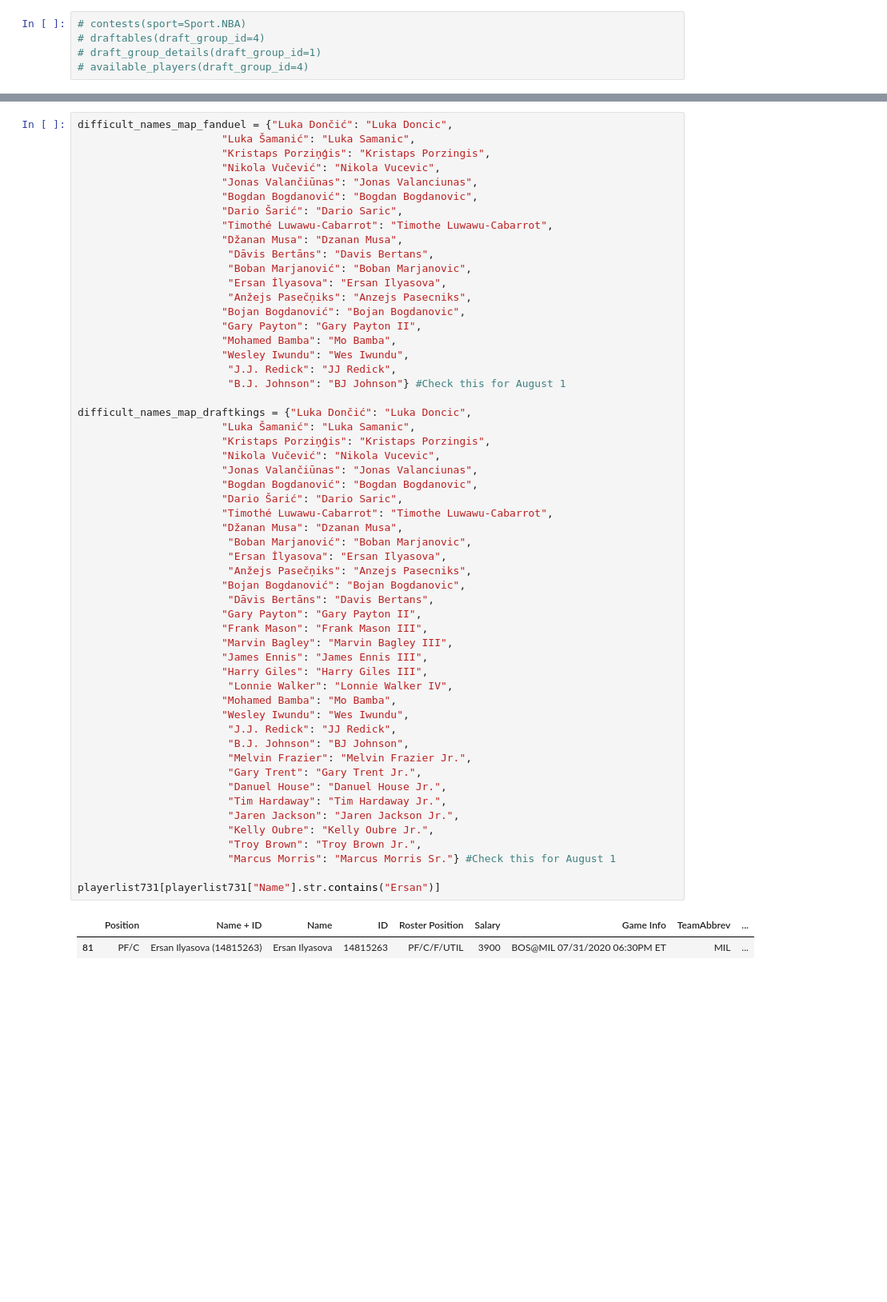
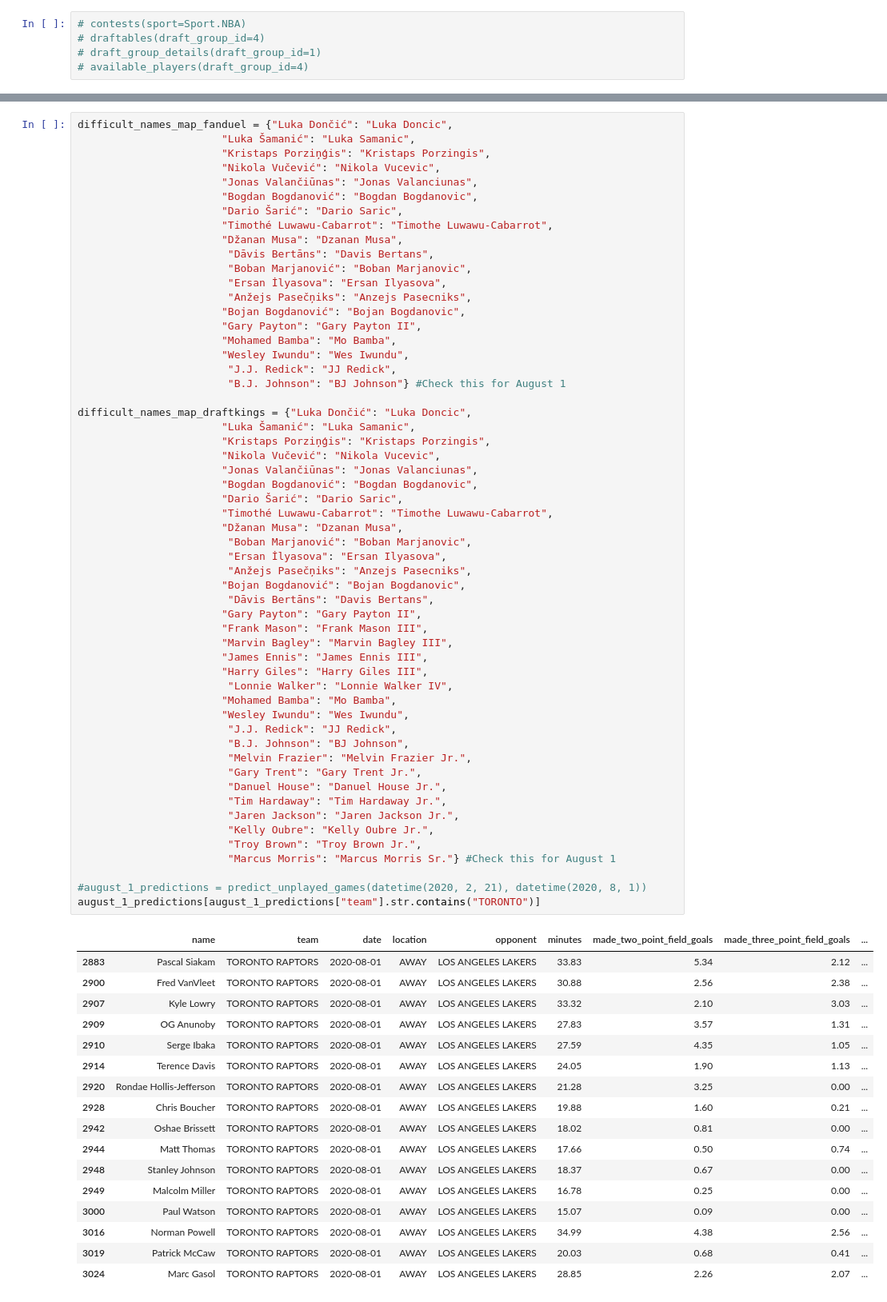
Before and after one commit to Shaviv-Hoffman-Lowitz/Sports-Analytics-Group-at-Berkeley-Machine-Learning-Project, a Jupyter notebook: final_model.ipynb, the cells around one changed output, grey strips where cells are left out. Shown: that part at 80% size. Drawn from its saved outputs; the diff is of its cells as text; blank space fills up the shorter version.

```diff
--- a/final_model.ipynb
+++ b/final_model.ipynb
@@ -878,33 +865,49 @@ difficult_names_map_draftkings = {"Luka Dončić": "Luka Doncic",
                        "Jonas Valančiūnas": "Jonas Valanciunas",
                        "Bogdan Bogdanović": "Bogdan Bogdanovic",
                        "Dario Šarić": "Dario Saric",
                        "Timothé Luwawu-Cabarrot": "Timothe Luwawu-Cabarrot",
                        "Džanan Musa": "Dzanan Musa",
                         "Boban Marjanović": "Boban Marjanovic",
                         "Ersan İlyasova": "Ersan Ilyasova",
                         "Anžejs Pasečņiks": "Anzejs Pasecniks",
                        "Bojan Bogdanović": "Bojan Bogdanovic",
                         "Dāvis Bertāns": "Davis Bertans",
                        "Gary Payton": "Gary Payton II",
                        "Frank Mason": "Frank Mason III",
                        "Marvin Bagley": "Marvin Bagley III",
                        "James Ennis": "James Ennis III",
                        "Harry Giles": "Harry Giles III",
                         "Lonnie Walker": "Lonnie Walker IV",
                        "Mohamed Bamba": "Mo Bamba",
                        "Wesley Iwundu": "Wes Iwundu",
                         "J.J. Redick": "JJ Redick",
                         "B.J. Johnson": "BJ Johnson",
                         "Melvin Frazier": "Melvin Frazier Jr.",
                         "Gary Trent": "Gary Trent Jr.",
                         "Danuel House": "Danuel House Jr.",
                         "Tim Hardaway": "Tim Hardaway Jr.",
                         "Jaren Jackson": "Jaren Jackson Jr.",
                         "Kelly Oubre": "Kelly Oubre Jr.",
                         "Troy Brown": "Troy Brown Jr.",
                         "Marcus Morris": "Marcus Morris Sr."} #Check this for August 1
 
-playerlist731[playerlist731["Name"].str.contains("Ersan")]
+#august_1_predictions = predict_unplayed_games(datetime(2020, 2, 21), datetime(2020, 8, 1))
+august_1_predictions[august_1_predictions["team"].str.contains("TORONTO")]
 # %% [output]
-|  | Position | Name + ID | Name | ID | Roster Position | Salary | Game Info | TeamAbbrev | ... |
-| 81 | PF/C | Ersan Ilyasova (14815263) | Ersan Ilyasova | 14815263 | PF/C/F/UTIL | 3900 | BOS@MIL 07/31/2020 06:30PM ET | MIL | ... |
+|  | name | team | date | location | opponent | minutes | made_two_point_field_goals | made_three_point_field_goals | ... |
+| 2883 | Pascal Siakam | TORONTO RAPTORS | 2020-08-01 | AWAY | LOS ANGELES LAKERS | 33.83 | 5.34 | 2.12 | ... |
+| 2900 | Fred VanVleet | TORONTO RAPTORS | 2020-08-01 | AWAY | LOS ANGELES LAKERS | 30.88 | 2.56 | 2.38 | ... |
+| 2907 | Kyle Lowry | TORONTO RAPTORS | 2020-08-01 | AWAY | LOS ANGELES LAKERS | 33.32 | 2.10 | 3.03 | ... |
+| 2909 | OG Anunoby | TORONTO RAPTORS | 2020-08-01 | AWAY | LOS ANGELES LAKERS | 27.83 | 3.57 | 1.31 | ... |
+| 2910 | Serge Ibaka | TORONTO RAPTORS | 2020-08-01 | AWAY | LOS ANGELES LAKERS | 27.59 | 4.35 | 1.05 | ... |
+| 2914 | Terence Davis | TORONTO RAPTORS | 2020-08-01 | AWAY | LOS ANGELES LAKERS | 24.05 | 1.90 | 1.13 | ... |
+| 2920 | Rondae Hollis-Jefferson | TORONTO RAPTORS | 2020-08-01 | AWAY | LOS ANGELES LAKERS | 21.28 | 3.25 | 0.00 | ... |
+| 2928 | Chris Boucher | TORONTO RAPTORS | 2020-08-01 | AWAY | LOS ANGELES LAKERS | 19.88 | 1.60 | 0.21 | ... |
+| 2942 | Oshae Brissett | TORONTO RAPTORS | 2020-08-01 | AWAY | LOS ANGELES LAKERS | 18.02 | 0.81 | 0.00 | ... |
+| 2944 | Matt Thomas | TORONTO RAPTORS | 2020-08-01 | AWAY | LOS ANGELES LAKERS | 17.66 | 0.50 | 0.74 | ... |
+| 2948 | Stanley Johnson | TORONTO RAPTORS | 2020-08-01 | AWAY | LOS ANGELES LAKERS | 18.37 | 0.67 | 0.00 | ... |
+| 2949 | Malcolm Miller | TORONTO RAPTORS | 2020-08-01 | AWAY | LOS ANGELES LAKERS | 16.78 | 0.25 | 0.00 | ... |
+| 3000 | Paul Watson | TORONTO RAPTORS | 2020-08-01 | AWAY | LOS ANGELES LAKERS | 15.07 | 0.09 | 0.00 | ... |
+| 3016 | Norman Powell | TORONTO RAPTORS | 2020-08-01 | AWAY | LOS ANGELES LAKERS | 34.99 | 4.38 | 2.56 | ... |
+| 3019 | Patrick McCaw | TORONTO RAPTORS | 2020-08-01 | AWAY | LOS ANGELES LAKERS | 20.03 | 0.68 | 0.41 | ... |
+| 3024 | Marc Gasol | TORONTO RAPTORS | 2020-08-01 | AWAY | LOS ANGELES LAKERS | 28.85 | 2.26 | 2.07 | ... |
```
Also changed, not shown: parts of 4 cells of this notebook, 8 other files.
